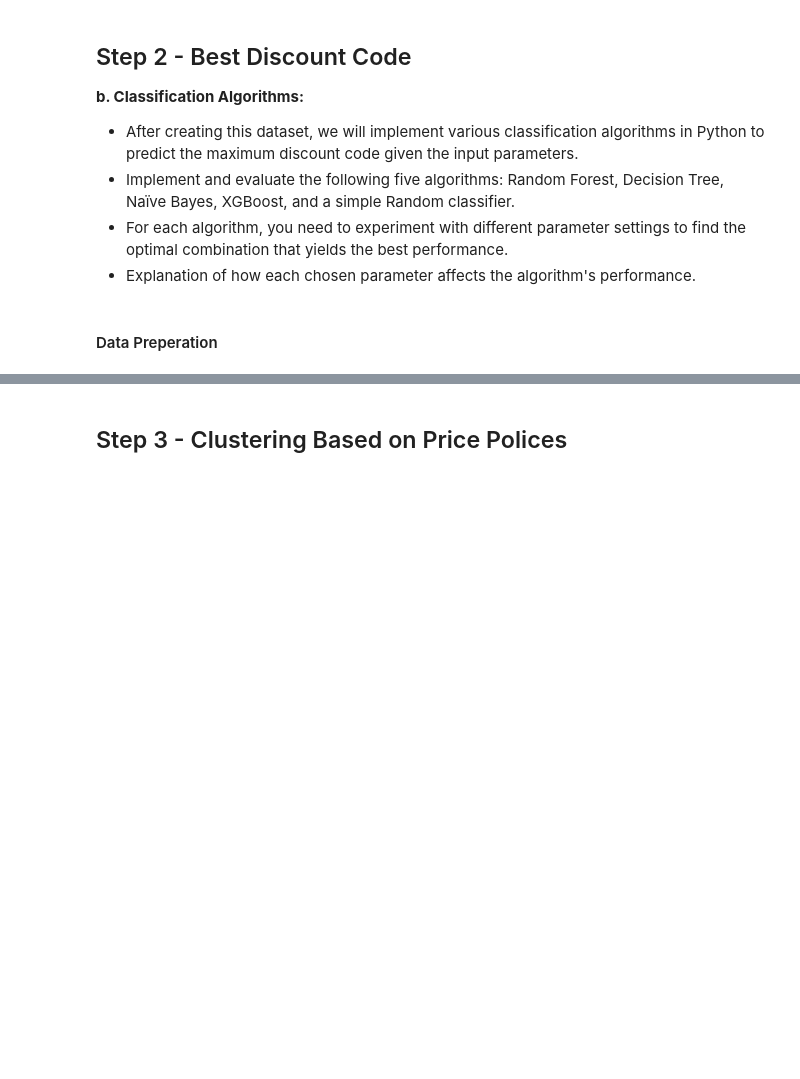
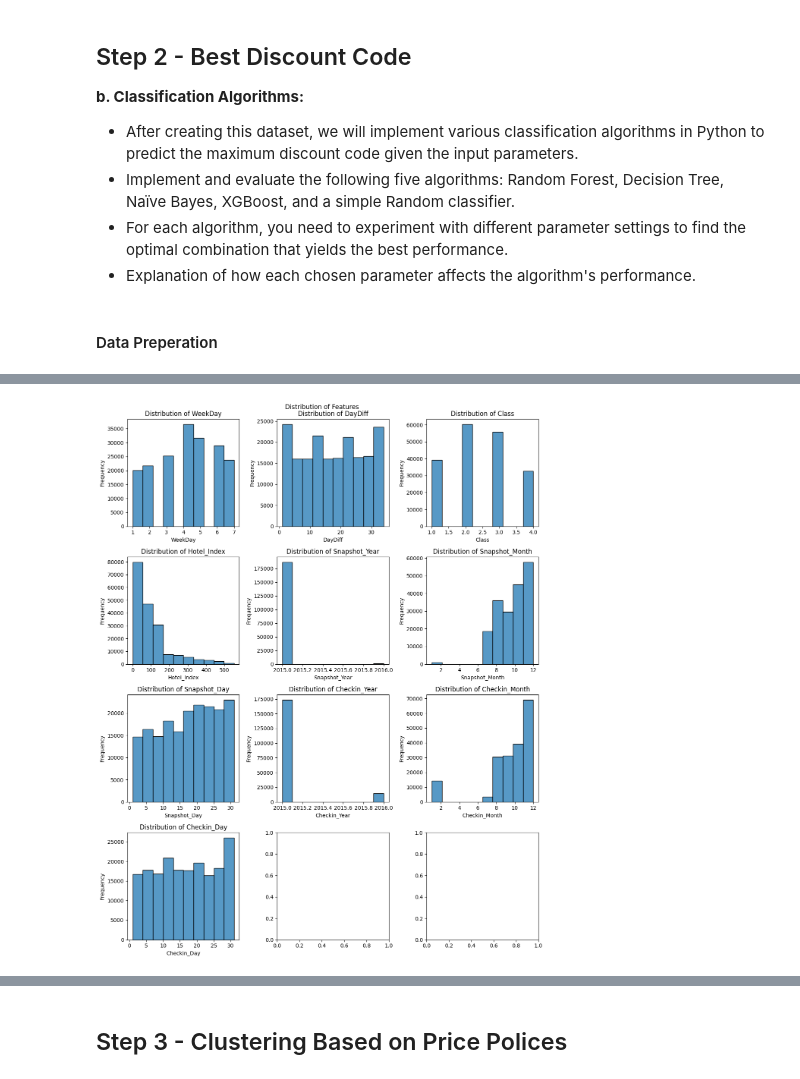
Before and after one commit to yoav0gal/DS-101-Final, a Jupyter notebook: ProjectB/nootebook.ipynb, the cells around one changed output, grey strips where cells are left out. Saved outputs shown, nothing was run; the diff lists cells and outputs as text; code cells hidden in the pictures; blank space fills up the shorter version.

```diff
--- a/ProjectB/nootebook.ipynb
+++ b/ProjectB/nootebook.ipynb
@@ -78,23 +117,20 @@ df.head()
-# %%
-import matplotlib.pyplot as plt
-import seaborn as sns
-
-numerical_features = ['DayDiff', 'Snapshot_Year', 'Snapshot_Month', 'Snapshot_Day', 'Checkin_Year', 'Checkin_Month', 'Checkin_Day']
-categorical_features = ['WeekDay', 'Hotel_Index']
-
-# Create subplots
-fig, axes = plt.subplots(nrows=2, ncols=4, figsize=(15, 8))
-axes = axes.flatten()
-
-# Plot histograms for numerical features
-for i, feature in enumerate(numerical_features):
-  sns.histplot(data=df, x=feature, ax=axes[i])
-  axes[i].set_title(f'Distribution of {feature}')
-
-# Plot bar charts for categorical features (assuming enough data for each category)
-for i, feature in enumerate(categorical_features):
-  sns.countplot(data=df, x=feature, ax=axes[i])
-  axes[i].set_title(f'Distribution of {feature}')
-
-plt.tight_layout()
-plt.show()
+# %%
+import matplotlib.pyplot as plt
+import seaborn as sns
+
+fig, axes = plt.subplots(nrows=4, ncols=3, figsize=(12, 15))
+fig.suptitle('Distribution of Features')
+
+for i, column in enumerate(df.columns):
+    row = i // 3  # Calculate row index
+    col = i % 3    # Calculate column index
+
+    sns.histplot(df[column], bins=10, ax=axes[row, col])
+    axes[row, col].set_title(f'Distribution of {column}')
+    axes[row, col].set_xlabel(column)
+    axes[row, col].set_ylabel('Frequency')
+
+plt.tight_layout()
+plt.show()
+# %% [output]
+[figure, added]
```
Also changed, not shown: parts of 21 cells of this notebook, 2 other files.
